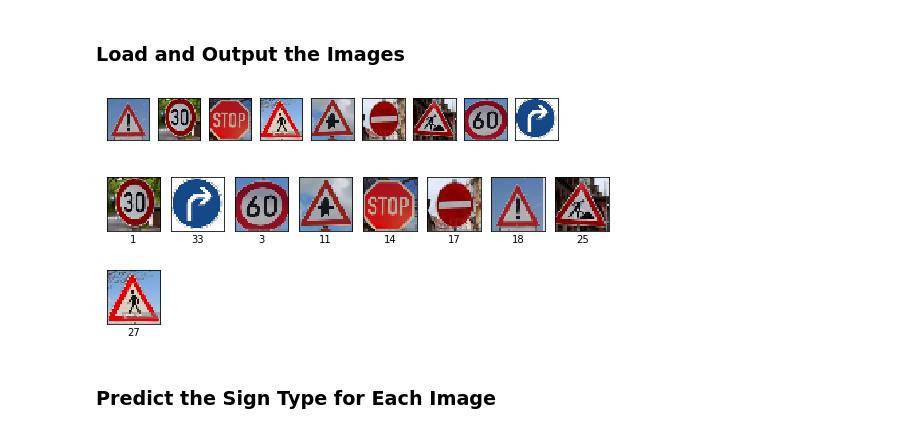
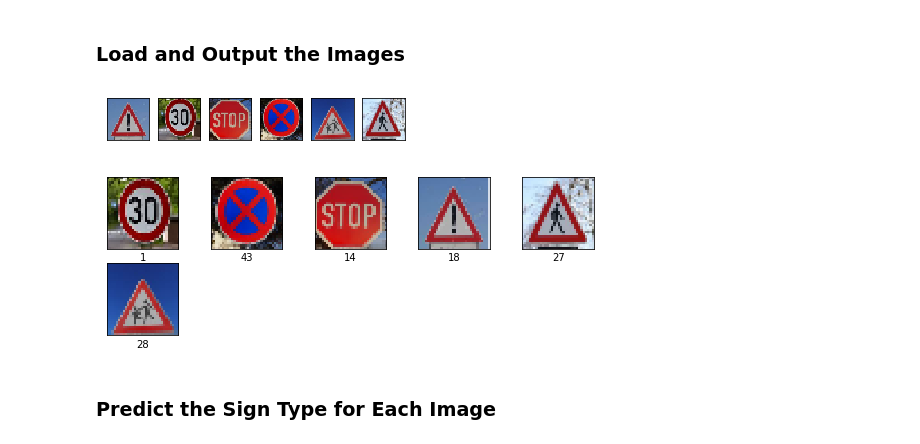
Before and after one commit to nav13n/carnd, a Jupyter notebook: CarND-Traffic-Sign-Classifier-Project/Traffic_Sign_Classifier.ipynb, the cells around one changed output. Drawn from its saved outputs; the diff is of its cells as text; code cells hidden in the pictures.

```diff
--- a/CarND-Traffic-Sign-Classifier-Project/Traffic_Sign_Classifier.ipynb
+++ b/CarND-Traffic-Sign-Classifier-Project/Traffic_Sign_Classifier.ipynb
@@ -111,11 +111,11 @@ import matplotlib.pyplot as plt
 def display_unique_image_samples(X, y):
     labels = set(y)
     i=0
-    fig = plt.figure(figsize=(9, 10))
+    fig = plt.figure(figsize=(9, 14))
     for label in labels:
         idx = np.nonzero((y) == label)[0][0]
         image = X[idx].squeeze()
-        axis = fig.add_subplot(6,8,i+1)
+        axis = fig.add_subplot(9,5,i+1)
         axis.set_xlabel(label)
         plt.xticks(np.array([]))
         plt.yticks(np.array([]))
@@ -455,38 +493,34 @@ You may find `signnames.csv` useful as it contains mappings from the class id (i
 # %%
 ### Load the images and plot them here.
 ### Feel free to use as many code cells as needed.
 # Name of the five test images
 import matplotlib.image as mpimg
 import cv2
-imageNames = ['P1.jpg', 'P2.jpg', 'P3.jpg','P5.jpg', 'P6.jpg', 'P7.jpg','P8.jpg','P9.jpg','P10.jpg']
+imageNames = ['P1.png', 'P2.png', 'P3.png','P4.png','P5.png', 'P6.png']
 
 ### Read the image pixels here
 images = []
 for i in range(0, len(imageNames)):
-    img = cv2.imread('test_examples/' + imageNames[i])
+    img = mpimg.imread('test_examples/' + imageNames[i])
     img = cv2.resize(img, (32, 32))
-    b_channel, g_channel, r_channel = cv2.split(img)
-    img = cv2.merge((b_channel, g_channel, r_channel))
-    img = cv2.cvtColor(img,cv2.COLOR_BGR2RGB)
     images.append(img)
 
-#Display collected image samples
 fig = plt.figure(figsize=(9, 14))
 i=0
 for image in images:
     axis = fig.add_subplot(10,10,i+1)
     plt.xticks(np.array([]))
     plt.yticks(np.array([]))
     axis.imshow(image)
     i+=1
 plt.show()
 
 X_collected = np.array(images)
-y_collected = np.array([18,1,14,27,11,17,25,3,33])
+y_collected = np.array([18,1,14,43,28,27])
 display_unique_image_samples(X_collected, y_collected)
 # %% [output]
-[figure, old version]
+[figure, new version]
-[figure, old version]
+[figure, new version]
 # %% [markdown]
 ### Predict the Sign Type for Each Image
 # %%
```
Also changed, not shown: parts of 11 cells of this notebook, 1 other file.
